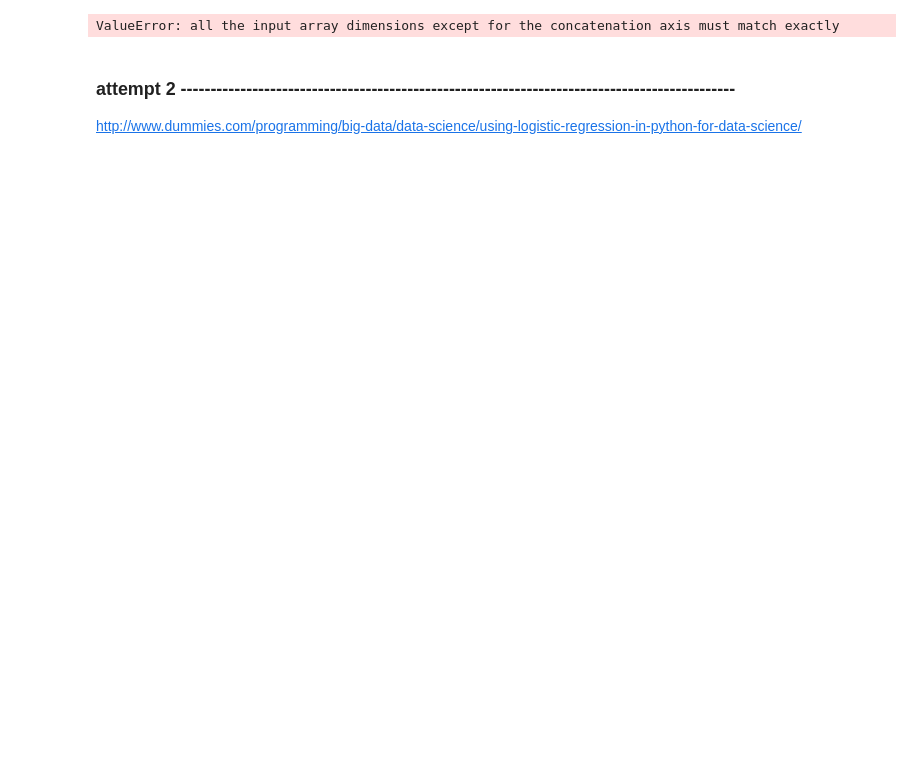
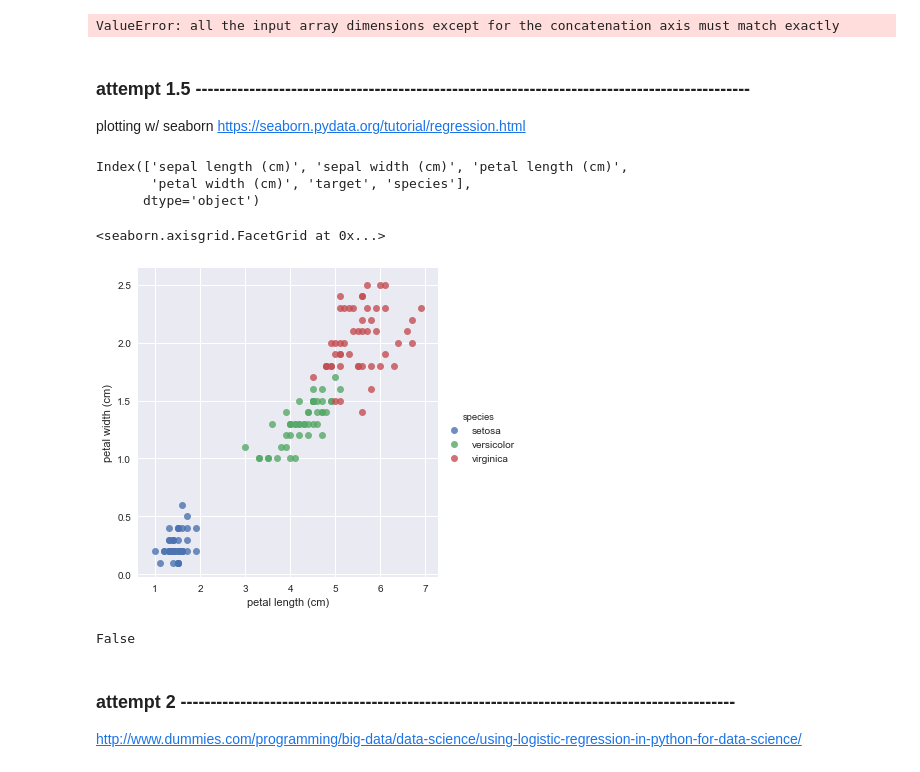
Before and after one commit to blindseth/dadata, a Jupyter notebook: theloglady.ipynb, the cells around one changed output. Saved outputs shown, nothing was run; the diff lists cells and outputs as text; code cells hidden in the pictures; blank space fills up the shorter version.

```diff
--- a/theloglady.ipynb
+++ b/theloglady.ipynb
@@ -48,2 +51,6 @@ z = logreg.predict(np.c_[xx.ravel(),yy.ravel()])
 # %% [output]
 ValueError: all the input array dimensions except for the concatenation axis must match exactly
+# %% [markdown]
+### attempt 1.5  ---------------------------------------------------------------------------------------------
+plotting w/ seaborn
+https://seaborn.pydata.org/tutorial/regression.html
@@ -49,0 +67,19 @@ ValueError: all the input array dimensions except for the concatenation axis mus
+# %%
+iris = datasets.load_iris()
+df_iris = pd.DataFrame(iris.data, columns=iris.feature_names)
+df_iris['target'] = iris.target
+df_iris['species'] = iris.target_names[df_iris.target]
+df_iris.columns
+# %% [output]
+Index(['sepal length (cm)', 'sepal width (cm)', 'petal length (cm)',
+       'petal width (cm)', 'target', 'species'],
+      dtype='object')
+# %%
+sns.lmplot(x='petal length (cm)',
+           y='petal width (cm)',
+           hue='species',
+           fit_reg=False,
+           data=df_iris)
+# %% [output]
+<seaborn.axisgrid.FacetGrid at 0x...>
+[figure, added]
@@ -50,3 +98,7 @@ ValueError: all the input array dimensions except for the concatenation axis mus
+# %%
+df_iris.isnull().values.any()
+# %% [output]
+False
 # %% [markdown]
 ### attempt 2  ---------------------------------------------------------------------------------------------
 http://www.dummies.com/programming/big-data/data-science/using-logistic-regression-in-python-for-data-science/
```
Also changed, not shown: parts of 32 cells of this notebook.
